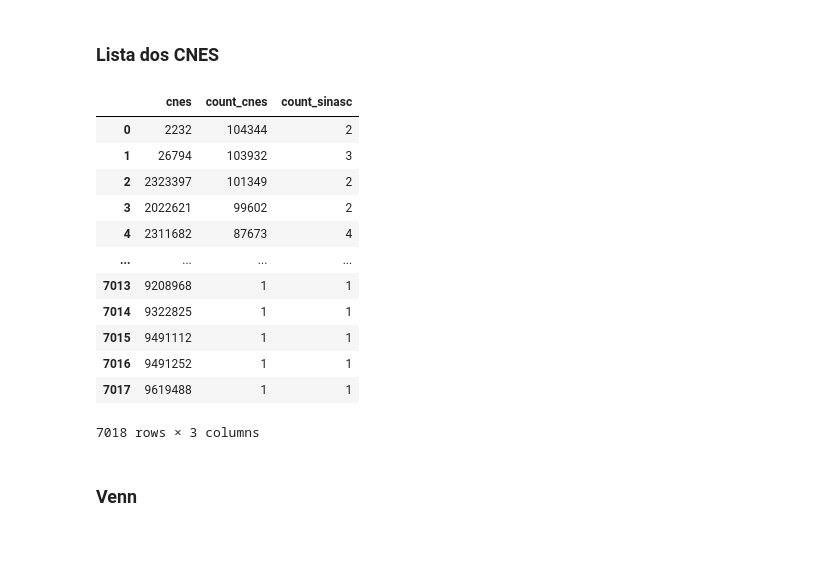
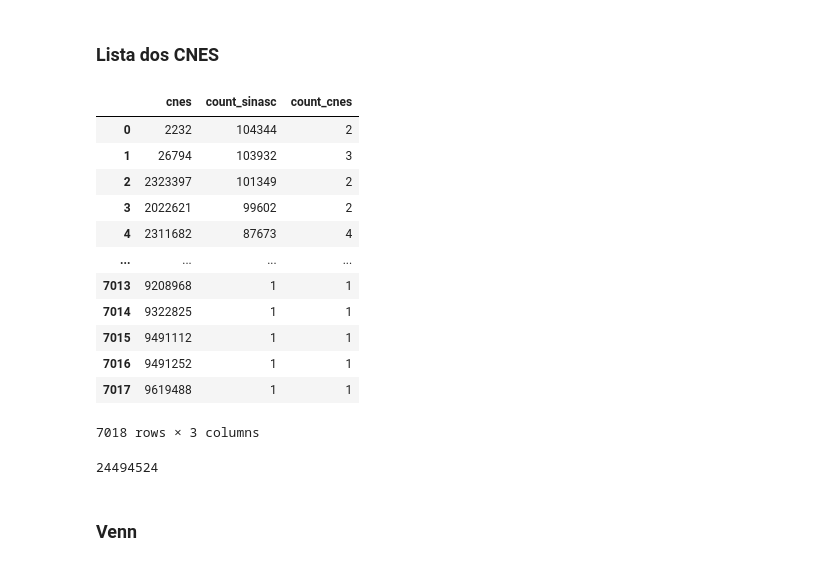
Before and after one commit to lucaslopes/gestantes, a Jupyter notebook: website/cnes.ipynb, the cells around one changed output. Cells and saved outputs as stored; diff of their text form; code cells hidden in the pictures.

```diff
--- a/website/cnes.ipynb
+++ b/website/cnes.ipynb
@@ -64,3 +68,11 @@ df_cnes_sinasc
 8209 rows × 2 columns
 # %% [markdown]
 ## SIH
+# %%
+path_zip_sinasc = f'{Path.home()}/Databases/SINASC/SINASC.csv.gzip'
+output_sinasc = path_zip_sinasc.replace('SINASC.', 'sinasc_count.')
+df_cnes_sinasc = dt.fread(path_zip_sinasc)
+df_cnes_sinasc = df_cnes_sinasc[:, dt.count(), by('cnes')].sort(-f.count).to_pandas()
+df_cnes_sinasc.to_csv(output_sinasc, index=False)
+n_sinasc = df_cnes_sinasc.shape[0]
+df_cnes_sinasc
@@ -129,11 +157,11 @@ plt.show()
 # %% [markdown]
 ### Lista dos CNES
 # %%
-sinasc_cnes = df_cnes_sinasc.merge(df_cnes, on='cnes', how='inner', suffixes=('_cnes', '_sinasc'))
+sinasc_cnes = df_cnes_sinasc.merge(df_cnes, on='cnes', how='inner', suffixes=('_sinasc', '_cnes'))
 n_sinasc_cnes = sinasc_cnes.shape[0]
 sinasc_cnes
 # %% [output]
-|  | cnes | count_cnes | count_sinasc |
+|  | cnes | count_sinasc | count_cnes |
 | 0 | 2232 | 104344 | 2 |
 | 1 | 26794 | 103932 | 3 |
 | 2 | 2323397 | 101349 | 2 |
@@ -146,6 +174,10 @@ sinasc_cnes
 | 7016 | 9491252 | 1 | 1 |
 | 7017 | 9619488 | 1 | 1 |
 7018 rows × 3 columns
+# %%
+sinasc_cnes['count_sinasc'].sum()
+# %% [output]
+24494524
 # %% [markdown]
 ### Venn
 # %%
```
Also changed, not shown: parts of 9 cells of this notebook, 2 other files.
